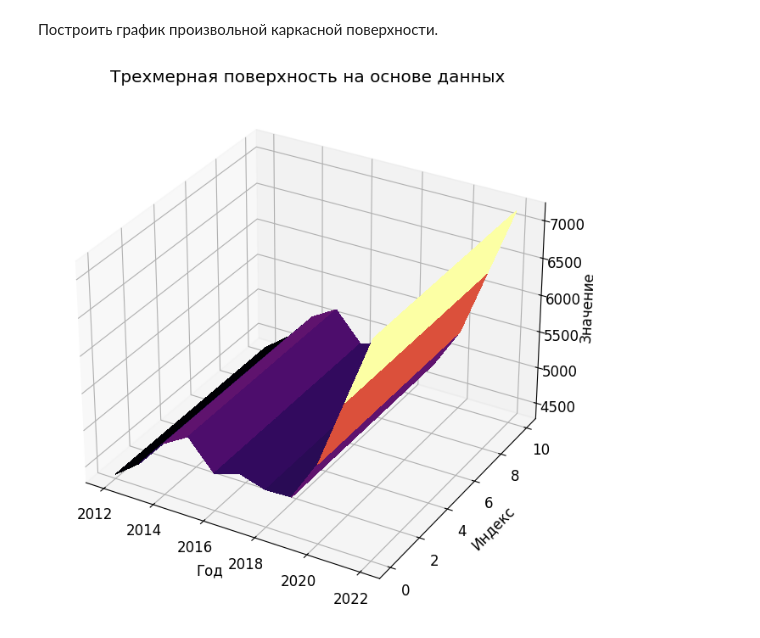
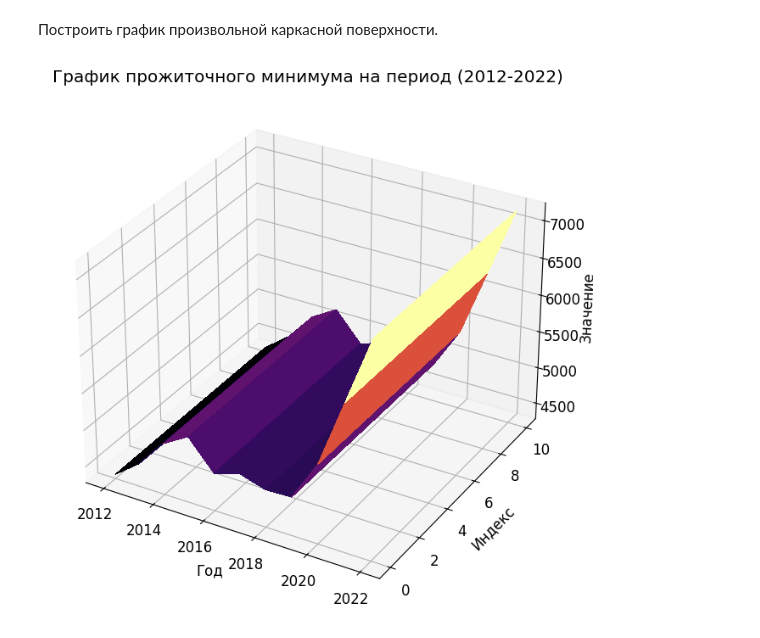
Before and after one commit to erba228/BigData, a Jupyter notebook: third_lab.ipynb, the cells around one changed output. Saved outputs shown, nothing was run; the diff lists cells and outputs as text; code cells hidden in the pictures.

```diff
--- a/third_lab.ipynb
+++ b/third_lab.ipynb
@@ -526,32 +526,32 @@ vals = [
     4341.15, 4599.21, 4981.51, 5182.99,
     4794.34, 4900.79, 4792.54, 4806.32,
     5358.53, 6268.31, 7178.32
 ]
 
 fig = plt.figure(
     figsize=(10, 8)
 )
 ax = fig.add_subplot(111, projection='3d')
 
 x = years
 y = np.arange(0, len(years), 1)
 x, y = np.meshgrid(x, y)
 z = np.zeros_like(x)
 for i in range(len(years)):
     z[:, i] = vals[i]
 
 surf = ax.plot_surface(
     x, y, z,
     cmap='inferno',
     linewidth=0,
     antialiased=False
 )
 
 ax.set_xlabel('Год')
 ax.set_ylabel('Индекс')
 ax.set_zlabel('Значение')
-ax.set_title('Трехмерная поверхность на основе данных')
+ax.set_title('График прожиточного минимума на период (2012-2022)')
 
 plt.show()
 # %% [output]
-[figure, old version]
+[figure, new version]
```
